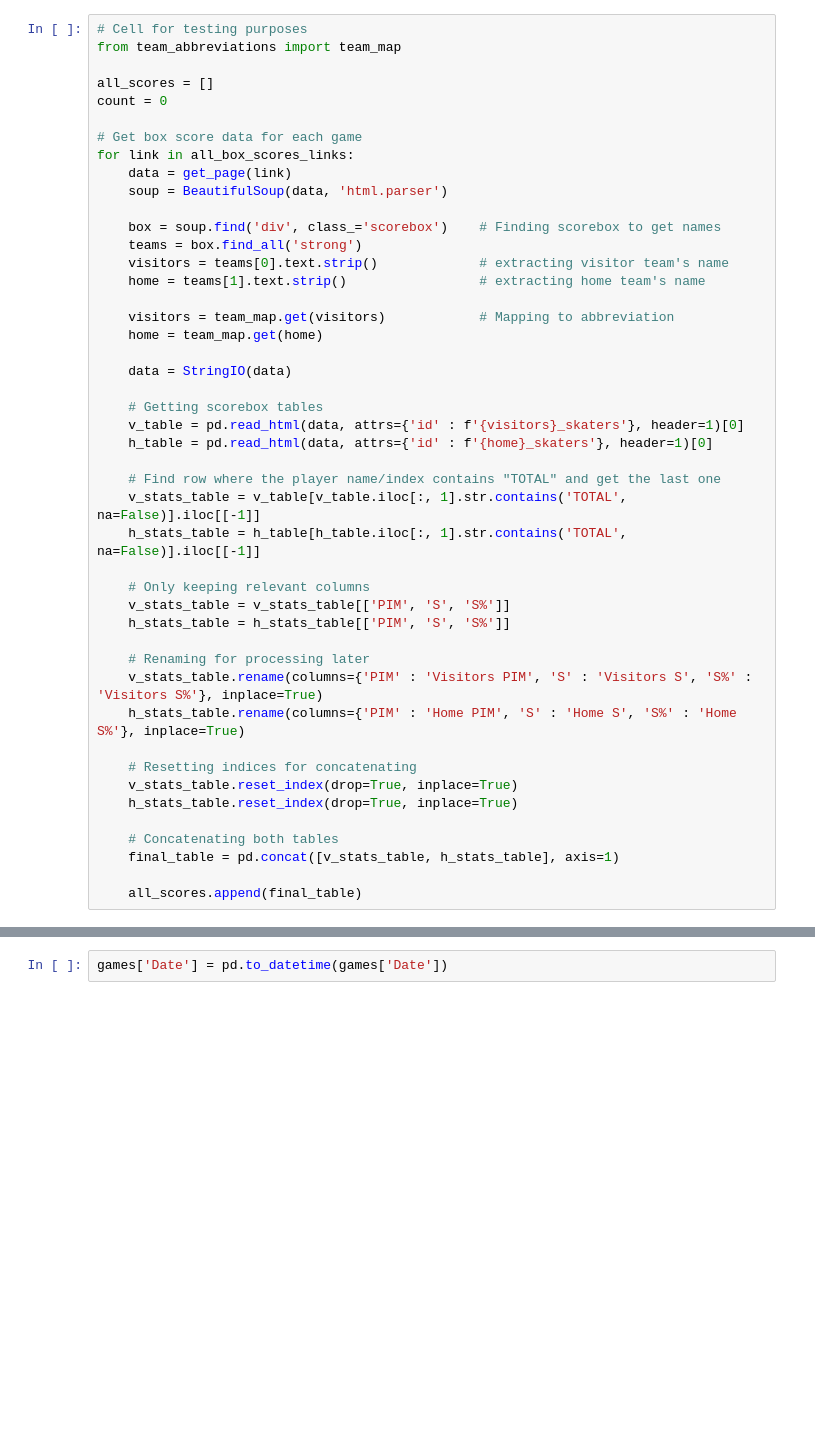
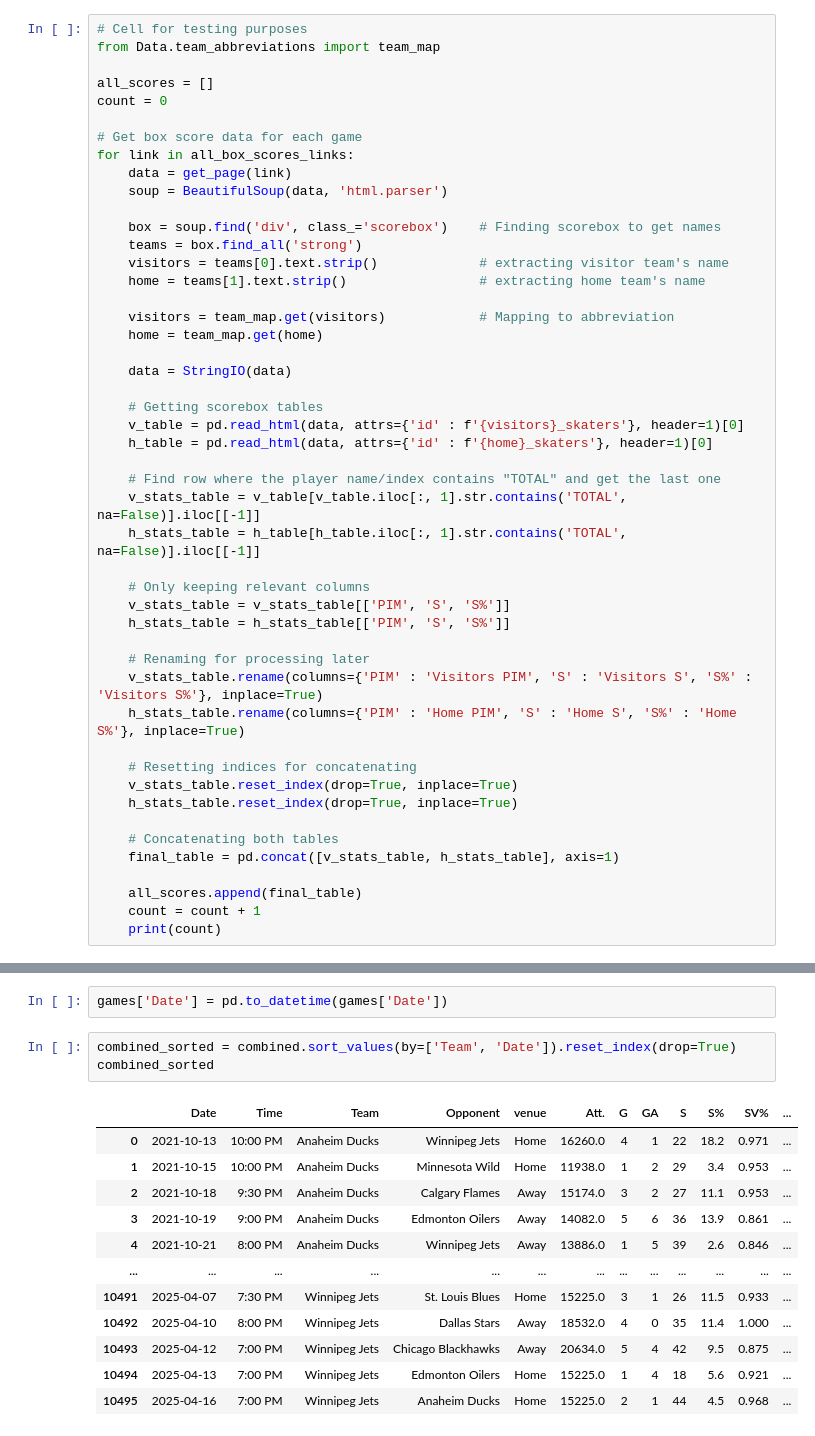
Before and after one commit to vblais12/NHL_stats_predictor, a Jupyter notebook: Testing/Scraping.ipynb, the cells around one changed output, grey strips where cells are left out. Drawn from its saved outputs; the diff is of its cells as text; blank space fills up the shorter version.

Commit message:
Trying to scrape more data

```diff
--- a/Testing/Scraping.ipynb
+++ b/Testing/Scraping.ipynb
@@ -112,7 +118,7 @@ games.head()
 | 4 | 2021-10-13 | 10:00 PM | Vancouver Canucks | 2 | Edmonton Oilers | 3 | 16034.0 | 1 |
 # %%
 # Cell for testing purposes
-from team_abbreviations import team_map
+from Data.team_abbreviations import team_map
 
 all_scores = []
 count = 0
@@ -156,3 +162,5 @@ for link in all_box_scores_links:
     final_table = pd.concat([v_stats_table, h_stats_table], axis=1)
 
     all_scores.append(final_table)
+    count = count + 1
+    print(count)
@@ -338,3 +384,19 @@ combined
 10496 rows × 17 columns
 # %%
 games['Date'] = pd.to_datetime(games['Date'])
+# %%
+combined_sorted = combined.sort_values(by=['Team', 'Date']).reset_index(drop=True)
+combined_sorted
+# %% [output]
+|  | Date | Time | Team | Opponent | venue | Att. | G | GA | S | S% | SV% | ... |
+| 0 | 2021-10-13 | 10:00 PM | Anaheim Ducks | Winnipeg Jets | Home | 16260.0 | 4 | 1 | 22 | 18.2 | 0.971 | ... |
+| 1 | 2021-10-15 | 10:00 PM | Anaheim Ducks | Minnesota Wild | Home | 11938.0 | 1 | 2 | 29 | 3.4 | 0.953 | ... |
+| 2 | 2021-10-18 | 9:30 PM | Anaheim Ducks | Calgary Flames | Away | 15174.0 | 3 | 2 | 27 | 11.1 | 0.953 | ... |
+| 3 | 2021-10-19 | 9:00 PM | Anaheim Ducks | Edmonton Oilers | Away | 14082.0 | 5 | 6 | 36 | 13.9 | 0.861 | ... |
+| 4 | 2021-10-21 | 8:00 PM | Anaheim Ducks | Winnipeg Jets | Away | 13886.0 | 1 | 5 | 39 | 2.6 | 0.846 | ... |
+| ... | ... | ... | ... | ... | ... | ... | ... | ... | ... | ... | ... | ... |
+| 10491 | 2025-04-07 | 7:30 PM | Winnipeg Jets | St. Louis Blues | Home | 15225.0 | 3 | 1 | 26 | 11.5 | 0.933 | ... |
+| 10492 | 2025-04-10 | 8:00 PM | Winnipeg Jets | Dallas Stars | Away | 18532.0 | 4 | 0 | 35 | 11.4 | 1.000 | ... |
+| 10493 | 2025-04-12 | 7:00 PM | Winnipeg Jets | Chicago Blackhawks | Away | 20634.0 | 5 | 4 | 42 | 9.5 | 0.875 | ... |
+| 10494 | 2025-04-13 | 7:00 PM | Winnipeg Jets | Edmonton Oilers | Home | 15225.0 | 1 | 4 | 18 | 5.6 | 0.921 | ... |
+| 10495 | 2025-04-16 | 7:00 PM | Winnipeg Jets | Anaheim Ducks | Home | 15225.0 | 2 | 1 | 44 | 4.5 | 0.968 | ... |
```
Also changed, not shown: parts of 7 cells of this notebook, 2 other files.
